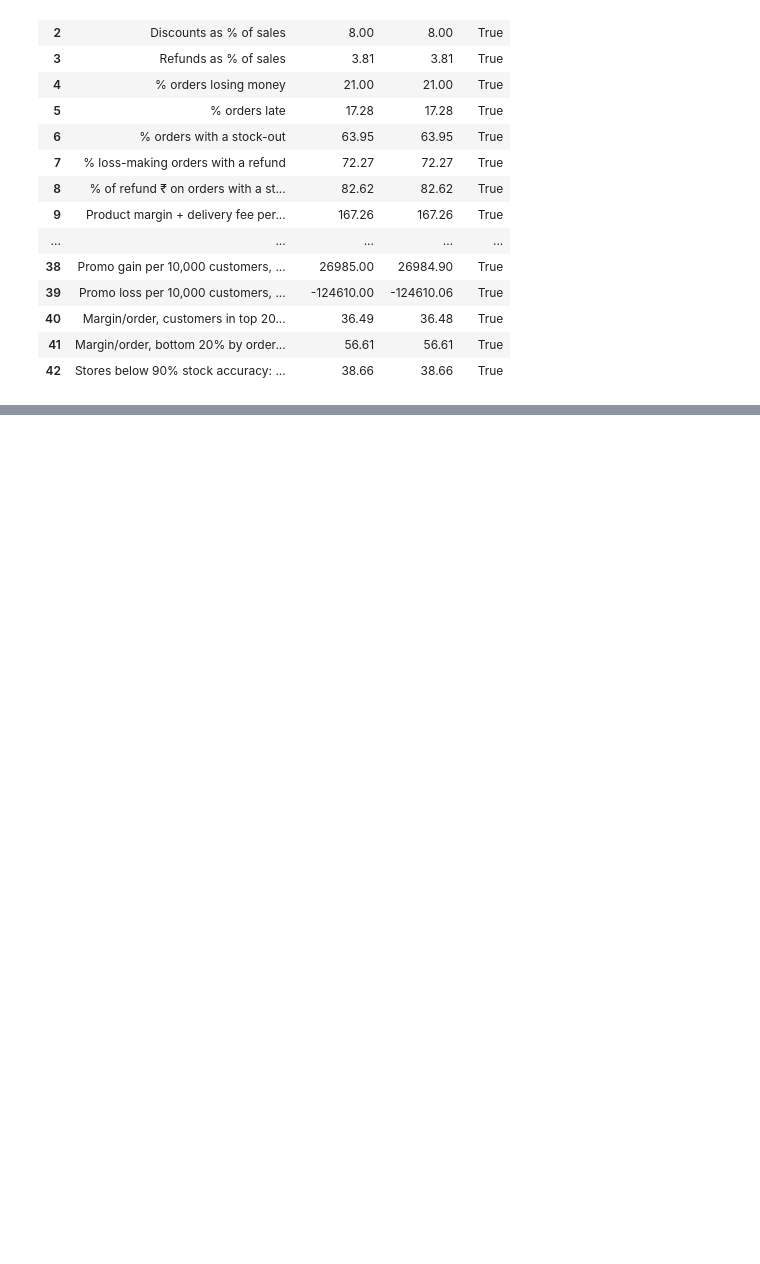
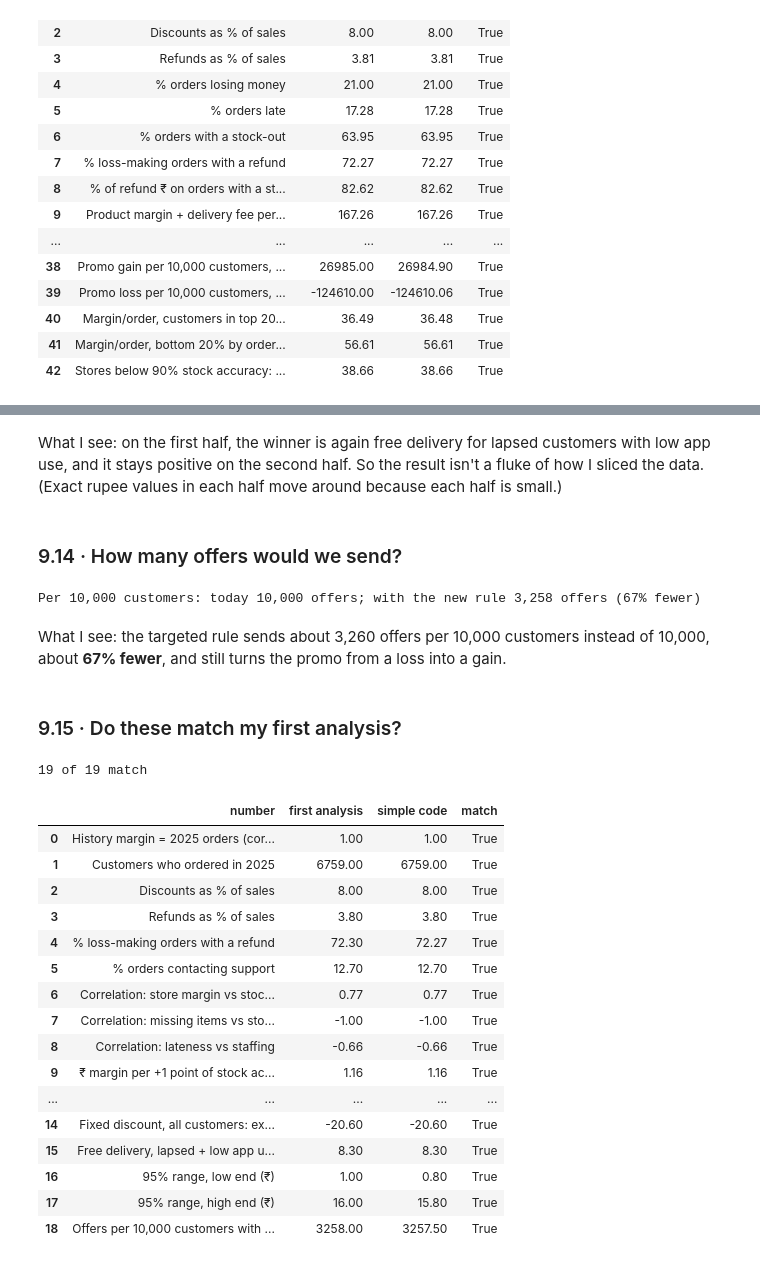
Before and after one commit to Aritra-20/swiftbasket-profitable-growth, a Jupyter notebook: notebooks/swiftbasket_analysis.ipynb, the cells around one changed output, grey strips where cells are left out. Cells and saved outputs as stored; diff of their text form; code cells hidden in the pictures; blank space fills up the shorter version.

```diff
--- a/notebooks/swiftbasket_analysis.ipynb
+++ b/notebooks/swiftbasket_analysis.ipynb
@@ -1250,0 +1508,7 @@ Not re-done in simple SQL, on purpose:
+# %%
+# If the bottom group did as well as the third group
+gap = quartiles.margin_per_order[2] - quartiles.margin_per_order[0]
+extra = gap * quartiles.orders[0]
+total_margin = run("SELECT SUM(contribution_margin_inr) AS t FROM orders").t[0]
+print(f"Bottom quartile earns ₹{gap:.1f} less per order than the third quartile")
+print(f"Closing that gap: +₹{extra:,.0f} = +{extra / total_margin:.1%} of total margin")
@@ -1250,0 +1618,9 @@ Not re-done in simple SQL, on purpose:
+# %%
+old_rule = {"0-1": 20, "1-2": 25, "2-3": 25, "3-4": 30, "4+": 30}
+late = five.set_index(["band", "promised_minutes"])["late_rate"]
+orders_in_band = five.groupby("band")["orders"].sum()
+
+expected_late = sum(late[(band, minutes)] * orders_in_band[band] for band, minutes in old_rule.items()) / orders_in_band.sum()
+fast_share = sum(orders_in_band[band] for band, minutes in old_rule.items() if minutes <= 25) / orders_in_band.sum()
+fast_today = run("SELECT AVG(CASE WHEN promised_minutes <= 25 THEN 1.0 ELSE 0 END) AS s FROM orders WHERE cancelled_flag = 0").s[0]
+print(f"First-analysis rule: late orders {expected_late:.1%}; orders still promised 25 min or less: {fast_share:.0%} (today {fast_today:.0%})")
@@ -1250,0 +1723,62 @@ Not re-done in simple SQL, on purpose:
+# %% [markdown]
+What I see: on the first half, the winner is again free delivery for lapsed customers with low app use, and it stays positive on the second half. So the result isn't a fluke of how I sliced the data. (Exact rupee values in each half move around because each half is small.)
+# %% [markdown]
+### 9.14 · How many offers would we send?
+# %%
+share_targeted = run("SELECT AVG(CASE WHEN days_since_last_order > 90 AND app_sessions_30d <= 7 THEN 1.0 ELSE 0 END) AS s FROM customers").s[0]
+print(f"Per 10,000 customers: today 10,000 offers; with the new rule {share_targeted * 10000:,.0f} offers ({1 - share_targeted:.0%} fewer)")
+# %% [output]
+Per 10,000 customers: today 10,000 offers; with the new rule 3,258 offers (67% fewer)
+# %% [markdown]
+What I see: the targeted rule sends about 3,260 offers per 10,000 customers instead of 10,000, about **67% fewer**, and still turns the promo from a loss into a gain.
+# %% [markdown]
+### 9.15 · Do these match my first analysis?
+# %%
+pct_refund_loss = run("SELECT 100.0 * AVG(CASE WHEN refund_inr > 0 THEN 1 ELSE 0 END) AS p FROM orders WHERE contribution_margin_inr < 0").p[0]
+lapsed_low = ranges[(ranges.segment == "Lapsed + low app use") & (ranges.offer == "Free delivery")].iloc[0]
+fixed_all = ranges[(ranges.segment == "All customers") & (ranges.offer == "Fixed discount")].iloc[0]
+compare = [
+    ("History margin = 2025 orders (correlation)", 1.0, history_corr),
+    ("Customers who ordered in 2025", 6759, joins.customers_who_ordered[0]),
+    ("Discounts as % of sales", 8.0, health2.discounts_pct_of_sales[0]),
+    ("Refunds as % of sales", 3.8, health2.refunds_pct_of_sales[0]),
+    ("% loss-making orders with a refund", 72.3, pct_refund_loss),
+    ("% orders contacting support", 12.7, health2.pct_orders_contacting_support[0]),
+    ("Correlation: store margin vs stock accuracy", 0.77, correlations.loc["inventory_accuracy_pct", "margin_per_order"]),
+    ("Correlation: missing items vs stock accuracy", -1.00, correlations.loc["inventory_accuracy_pct", "missing_items_per_order"]),
+    ("Correlation: lateness vs staffing", -0.66, correlations.loc["staffing_fill_rate_pct", "late_rate"]),
+    ("₹ margin per +1 point of stock accuracy", 1.16, slope),
+    ("Quartile gap, Q3 minus Q1 (₹ per order)", 7.1, gap),
+    ("Quartile fix, % of total margin", 4.0, 100 * extra / total_margin),
+    ("Five-band promise rule: % late", 11.8, 100 * expected_late),
+    ("Five-band rule: % orders still 25 min or less", 66, 100 * fast_share),
+    ("Fixed discount, all customers: extra margin (₹)", -20.6, fixed_all.extra_margin),
+    ("Free delivery, lapsed + low app use (₹)", 8.3, lapsed_low.extra_margin),
+    ("  95% range, low end (₹)", 1, lapsed_low.low_95),
+    ("  95% range, high end (₹)", 16, lapsed_low.high_95),
+    ("Offers per 10,000 customers with the new rule", 3258, share_targeted * 10000),
+]
+check = pd.DataFrame(compare, columns=["number", "first analysis", "simple code"])
+check["simple code"] = check["simple code"].astype(float).round(2)
+check["match"] = (check["first analysis"] - check["simple code"]).abs() <= check["first analysis"].abs() * 0.05 + 0.6
+print(f"{check.match.sum()} of {len(check)} match")
+check
+# %% [output]
+19 of 19 match
+|  | number | first analysis | simple code | match |
+| 0 | History margin = 2025 orders (cor... | 1.00 | 1.00 | True |
+| 1 | Customers who ordered in 2025 | 6759.00 | 6759.00 | True |
+| 2 | Discounts as % of sales | 8.00 | 8.00 | True |
+| 3 | Refunds as % of sales | 3.80 | 3.80 | True |
+| 4 | % loss-making orders with a refund | 72.30 | 72.27 | True |
+| 5 | % orders contacting support | 12.70 | 12.70 | True |
+| 6 | Correlation: store margin vs stoc... | 0.77 | 0.77 | True |
+| 7 | Correlation: missing items vs sto... | -1.00 | -1.00 | True |
+| 8 | Correlation: lateness vs staffing | -0.66 | -0.66 | True |
+| 9 | ₹ margin per +1 point of stock ac... | 1.16 | 1.16 | True |
+| ... | ... | ... | ... | ... |
+| 14 | Fixed discount, all customers: ex... | -20.60 | -20.60 | True |
+| 15 | Free delivery, lapsed + low app u... | 8.30 | 8.30 | True |
+| 16 | 95% range, low end (₹) | 1.00 | 0.80 | True |
+| 17 | 95% range, high end (₹) | 16.00 | 15.80 | True |
+| 18 | Offers per 10,000 customers with ... | 3258.00 | 3257.50 | True |
```
Also changed, not shown: parts of 52 cells of this notebook, 2 other files.
